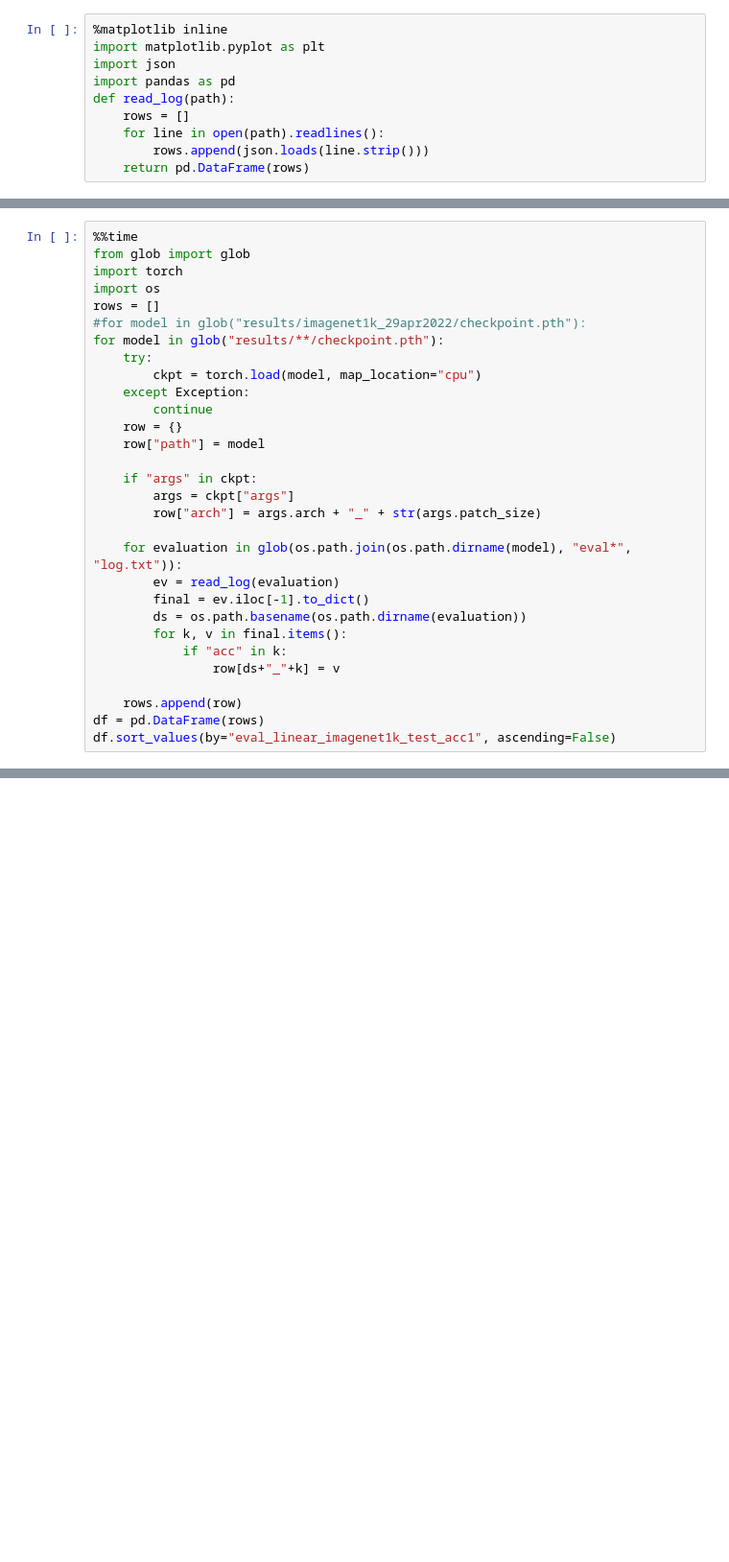
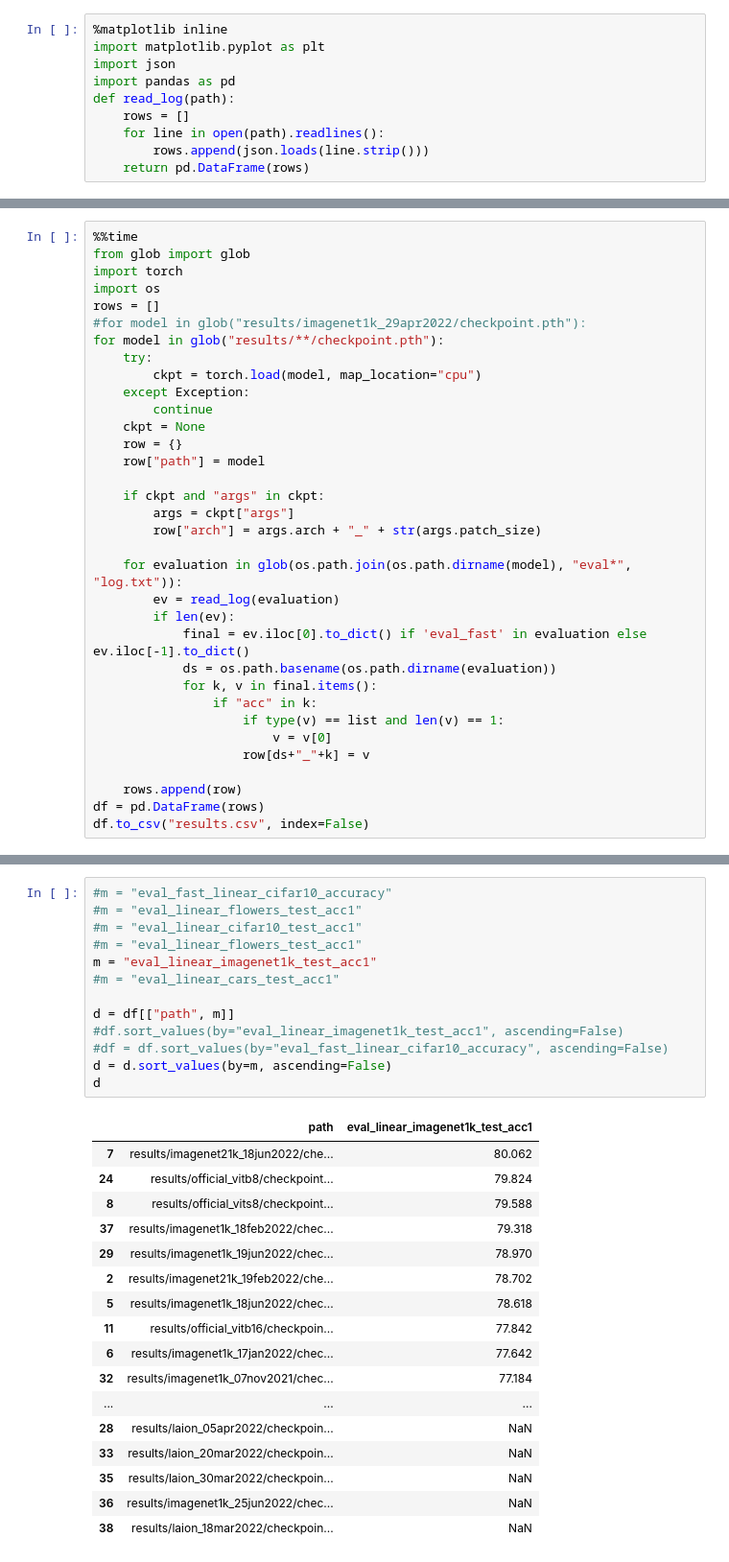
Before and after one commit to mehdidc/dino, a Jupyter notebook: analysis.ipynb, the cells around one changed output, grey strips where cells are left out. Shown: that part at 96% size. Cells and saved outputs as stored; diff of their text form; blank space fills up the shorter version.

```diff
--- a/analysis.ipynb
+++ b/analysis.ipynb
@@ -42,22 +49,26 @@ for model in glob("results/**/checkpoint.pth"):
         ckpt = torch.load(model, map_location="cpu")
     except Exception:
         continue
+    ckpt = None
     row = {}
     row["path"] = model
 
-    if "args" in ckpt:
+    if ckpt and "args" in ckpt:
         args = ckpt["args"]
         row["arch"] = args.arch + "_" + str(args.patch_size)
 
     for evaluation in glob(os.path.join(os.path.dirname(model), "eval*", "log.txt")):
         ev = read_log(evaluation)
-        final = ev.iloc[-1].to_dict()
-        ds = os.path.basename(os.path.dirname(evaluation))
-        for k, v in final.items():
-            if "acc" in k:
-                row[ds+"_"+k] = v
+        if len(ev):
+            final = ev.iloc[0].to_dict() if 'eval_fast' in evaluation else ev.iloc[-1].to_dict()
+            ds = os.path.basename(os.path.dirname(evaluation))
+            for k, v in final.items():
+                if "acc" in k:
+                    if type(v) == list and len(v) == 1:
+                        v = v[0]
+                    row[ds+"_"+k] = v
 
     rows.append(row)
 df = pd.DataFrame(rows)
-df.sort_values(by="eval_linear_imagenet1k_test_acc1", ascending=False)
+df.to_csv("results.csv", index=False)
 # %% [output]
@@ -83,0 +77,31 @@ Wall time: 3min 6s
+# %%
+#m = "eval_fast_linear_cifar10_accuracy"
+#m = "eval_linear_flowers_test_acc1"
+#m = "eval_linear_cifar10_test_acc1"
+#m = "eval_linear_flowers_test_acc1"
+m = "eval_linear_imagenet1k_test_acc1"
+#m = "eval_linear_cars_test_acc1"
+
+d = df[["path", m]]
+#df.sort_values(by="eval_linear_imagenet1k_test_acc1", ascending=False)
+#df = df.sort_values(by="eval_fast_linear_cifar10_accuracy", ascending=False)
+d = d.sort_values(by=m, ascending=False)
+d
+# %% [output]
+|  | path | eval_linear_imagenet1k_test_acc1 |
+| 7 | results/imagenet21k_18jun2022/che... | 80.062 |
+| 24 | results/official_vitb8/checkpoint... | 79.824 |
+| 8 | results/official_vits8/checkpoint... | 79.588 |
+| 37 | results/imagenet1k_18feb2022/chec... | 79.318 |
+| 29 | results/imagenet1k_19jun2022/chec... | 78.970 |
+| 2 | results/imagenet21k_19feb2022/che... | 78.702 |
+| 5 | results/imagenet1k_18jun2022/chec... | 78.618 |
+| 11 | results/official_vitb16/checkpoin... | 77.842 |
+| 6 | results/imagenet1k_17jan2022/chec... | 77.642 |
+| 32 | results/imagenet1k_07nov2021/chec... | 77.184 |
+| ... | ... | ... |
+| 28 | results/laion_05apr2022/checkpoin... | NaN |
+| 33 | results/laion_20mar2022/checkpoin... | NaN |
+| 35 | results/laion_30mar2022/checkpoin... | NaN |
+| 36 | results/imagenet1k_25jun2022/chec... | NaN |
+| 38 | results/laion_18mar2022/checkpoin... | NaN |
```
Also changed, not shown: parts of 3 cells of this notebook, 1 other file.
